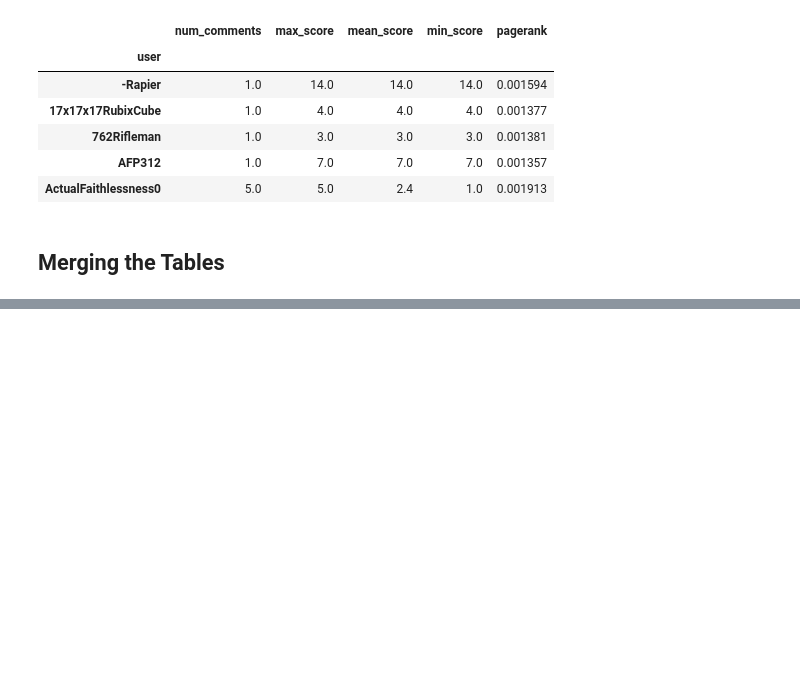
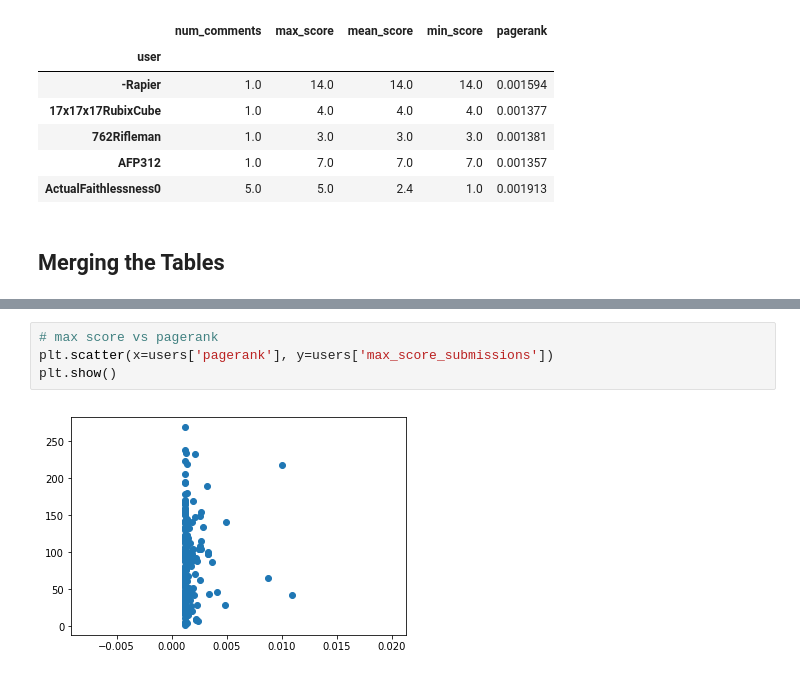
Before and after one commit to mjkern/RedditSubcultures, a Jupyter notebook: Data Cleaning and Augmentation.ipynb, the cells around one changed output, grey strips where cells are left out. Drawn from its saved outputs; the diff is of its cells as text; blank space fills up the shorter version.

```diff
--- a/Data Cleaning and Augmentation.ipynb
+++ b/Data Cleaning and Augmentation.ipynb
@@ -156,0 +163,6 @@ Index(['num_posts', 'max_score_submissions', 'mean_score_submissions',
+# %%
+# max score vs pagerank
+plt.scatter(x=users['pagerank'], y=users['max_score_submissions'])
+plt.show()
+# %% [output]
+[figure, added]
```
Also changed, not shown: parts of 6 cells of this notebook.
